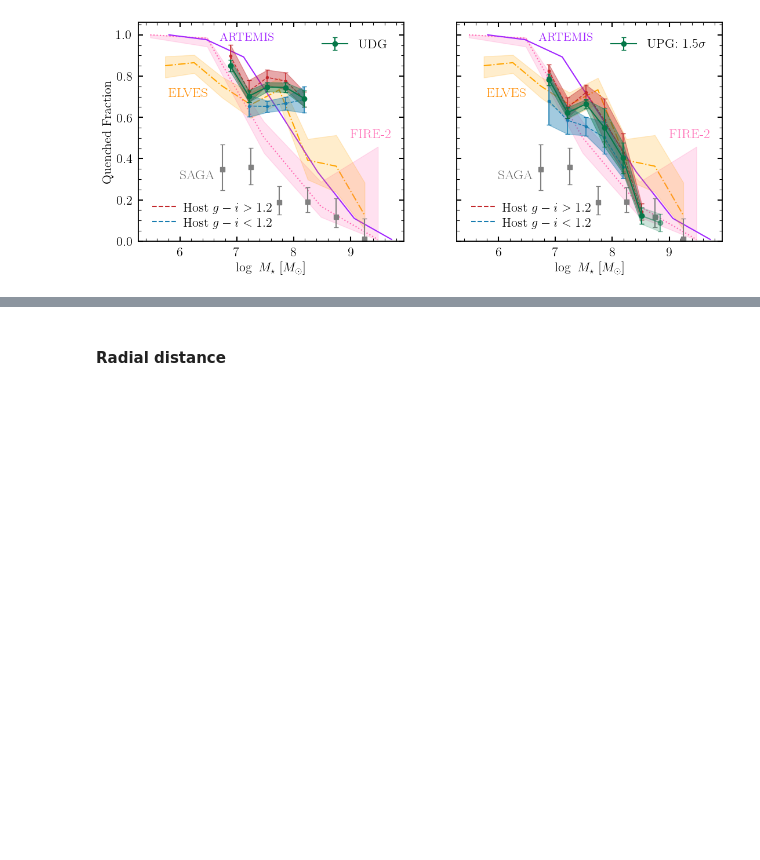
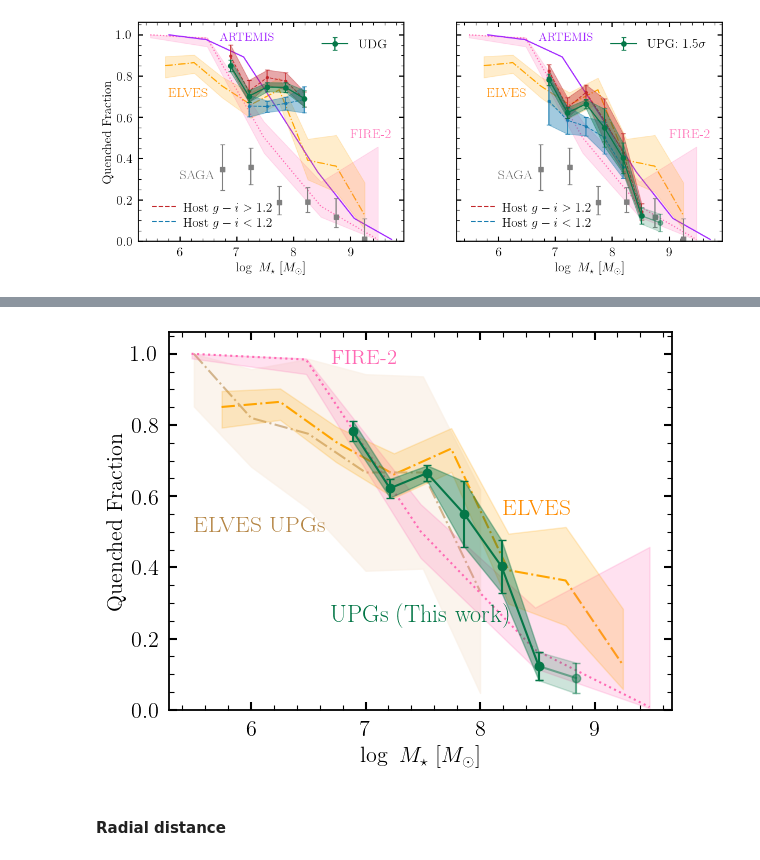
Before and after one commit to AstroJacobLi/kuaizi, a Jupyter notebook: diezi/scarlet_modeling/nsa_z002_004/UPG/UDG_UPG_quenched_fraction.ipynb, the cells around one changed output, grey strips where cells are left out. Saved outputs shown, nothing was run; the diff lists cells and outputs as text; code cells hidden in the pictures; blank space fills up the shorter version.

Commit message:
before changing Fig 2 in Paper 1

```diff
--- a/diezi/scarlet_modeling/nsa_z002_004/UPG/UDG_UPG_quenched_fraction.ipynb
+++ b/diezi/scarlet_modeling/nsa_z002_004/UPG/UDG_UPG_quenched_fraction.ipynb
@@ -423 +424,85 @@ Total angular area [deg2]: 32.36912377009267
 [figure]
+# %%
+samuel_q = np.array([[5.48, 1],
+                     [6.48, 0.9837662337662338],
+                     [7.48, 0.5016233766233766],
+                     [8.48, 0.168831168831169],
+                     [9.48, 0.008116883116883189]])
+samuel_q_lower = np.array([[5.48, 0.9870129870129871],
+                           [6.48, 0.9431818181818183],
+                           [7.48, 0.4269480519480521],
+                           [8.48, 0.11688311688311703],
+                           [9.48, 0.004870129870129913]])
+samuel_q_upper = np.array([[5.48, 1.0],
+                           [6.48, 0.9870129870129871],
+                           [7.48, 0.5779220779220781],
+                           [8.48, 0.28733766233766234],
+                           [9.48, 0.45779220779220786]])
+# %%
+fig, ax1 = plt.subplots(figsize=(6.5, 5))
+
+### UPG only figure including ELVES UPG ###
+name = 'upg'
+thresh = 1.5
+udg_cat = Table.read(
+    f'{GALARY}/catalogs/nsa_z001_004/{name}_z001_004_spergel_after_viz_{thresh}sigma.fits')
+udg_cat = udg_cat[udg_cat['completeness'] > 0.1]
+
+_, ind = np.unique(udg_cat['host_name'].data, return_index=True)
+total_area = (np.pi * (udg_cat['host_r_vir_ang'].data[ind]**2)).sum() # deg^2 #  - (3/60)**2
+print('Total angular area [deg2]:', total_area)
+
+fake_udg_cat = Table.read(f'./Catalog/random_field/fake_{name}_cat_{thresh}sigma_220726.fits')
+fake_udg_num = np.load(f'./Catalog/random_field/fake_{name}_cat_{thresh}sigma_220726_{name}_num.npy')
+density_bkg = len(fake_udg_cat) / (10 * 20) / 24 # bkg per sqr deg
+
+udg_coord = SkyCoord(udg_cat['ra'], udg_cat['dec'], unit='deg')
+host_coord = SkyCoord(udg_cat['host_RA'], udg_cat['host_DEC'], unit='deg')
+dist = udg_coord.separation(host_coord)
+dist_ratio = dist.to(u.deg).value / udg_cat['host_r_vir_ang'].data
+
+flag_thresh = 1.2
+fig, ax1 = quenched_frac(udg_cat, fake_udg_cat, fake_udg_num, total_area, 24, fake_udg_repeats=10*20,
+                         min_completeness=0.1, quench_is_color=False, quenched_intercept=-0.23,
+                         name=name.upper() + f': ${thresh}\sigma$', flag=None,
+                         ax=ax1, linecolor='#057748', linealpha=1, zorder=10, linewidth=1.5,
+                         plot_ref=False, plot_elves=True, plot_upg=True)
+
+
+# ax1.text(6, 0.3, 'SAGA', color='dimgrey', fontsize=17)
+# ax1.text(7.7, 0.85, 'UPGs (This work)', color='#057748', fontsize=17)
+ax1.text(6.7, 0.25, 'UPGs (This work)', color='#057748', fontsize=17.5)
+ax1.text(8.2, 0.55, 'ELVES', color='darkorange', fontsize=17)
+ax1.text(5.5, 0.5, 'ELVES UPGs', color='#b68747', fontsize=17)
+ax1.text(6.7, 0.97, 'FIRE-2', color='hotpink', fontsize=15)
+# ax1.text(9, 0.5, 'FIRE-2', color='hotpink', fontsize=17)
+
+plt.plot(samuel_q[:, 0], samuel_q[:, 1],
+         color='hotpink',  # label='ELVES',
+         ls=':', zorder=0, alpha=1, lw=1.5)
+plt.fill_between(samuel_q[:, 0],
+                 samuel_q_lower[:, 1],
+                 samuel_q_upper[:, 1],
+                 color='hotpink',
+                 alpha=0.2, zorder=0)
+
+# handles, labels = plt.gca().get_legend_handles_labels()
+# order = [0] #[1, 0, 2]
+# leg = plt.legend([handles[idx] for idx in order], [labels[idx] for idx in order],
+#            #ncol=3, bbox_to_anchor=(1., 0.66, 0.5, 0.5)
+#                 )
+# ax1.add_artist(leg)
+
+# k_line = mlines.Line2D([], [], ls='--', color='#c3272b', label=r'Host $g-i > ' + f'{flag_thresh}$')
+# b_line = mlines.Line2D([], [], ls='--', color='#177cb0', label=r'Host $g-i < ' + f'{flag_thresh}$')
+# plt.legend(handles=[k_line, b_line],
+#            fontsize=16,
+#            loc='lower left',
+#            labelspacing=0.3,
+#            handletextpad=0.4,
+#            bbox_to_anchor=(-0.01, -0.02)
+#           )
+
+# plt.savefig('/tigress/jiaxuanl/public_html/figure/udg_paper/quenched_frac_elves.pdf',
+#             bbox_inches='tight', dpi=50)
+# %% [output]
@@ -424,3 +512,4 @@ Total angular area [deg2]: 32.36912377009267
+[figure, added]
 # %% [markdown]
 #### Radial distance
 # %%
```
Also changed, not shown: parts of 2 cells of this notebook, 10 other files.
